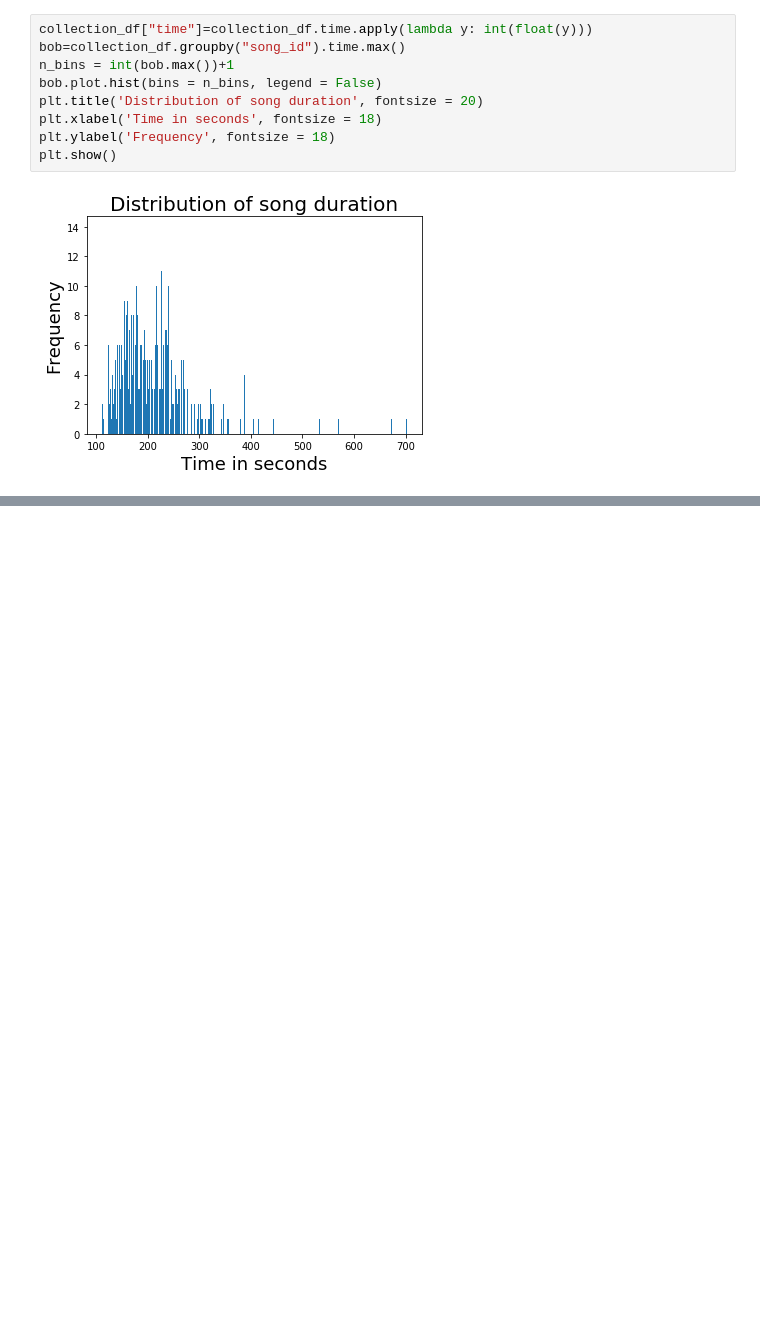
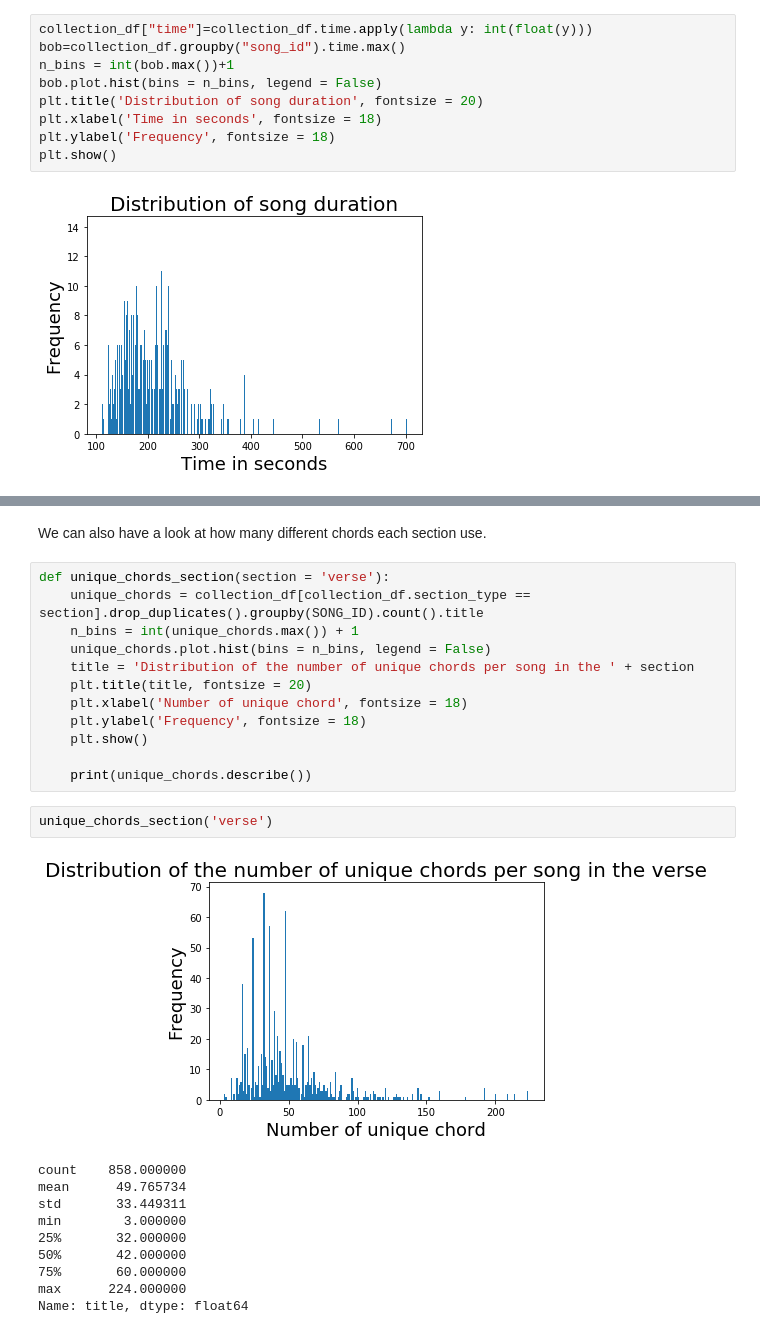
Before and after one commit to GiacomoAlliata/DigitalMusicologyProject, a Jupyter notebook: data_preprocessing.ipynb, the cells around one changed output, grey strips where cells are left out. Drawn from its saved outputs; the diff is of its cells as text; blank space fills up the shorter version.

Commit message:
Start chord analysis in sections: dist, num unique, major/minor

```diff
--- a/data_preprocessing.ipynb
+++ b/data_preprocessing.ipynb
@@ -480,0 +513,27 @@ plt.show()
+# %% [markdown]
+We can also have a look at how many different chords each section use.
+# %%
+def unique_chords_section(section = 'verse'):
+    unique_chords = collection_df[collection_df.section_type == section].drop_duplicates().groupby(SONG_ID).count().title
+    n_bins = int(unique_chords.max()) + 1
+    unique_chords.plot.hist(bins = n_bins, legend = False)
+    title = 'Distribution of the number of unique chords per song in the ' + section
+    plt.title(title, fontsize = 20)
+    plt.xlabel('Number of unique chord', fontsize = 18)
+    plt.ylabel('Frequency', fontsize = 18)
+    plt.show()
+
+    print(unique_chords.describe())
+# %%
+unique_chords_section('verse')
+# %% [output]
+[figure, added]
+count    858.000000
+mean      49.765734
+std       33.449311
+min        3.000000
+25%       32.000000
+50%       42.000000
+75%       60.000000
+max      224.000000
+Name: title, dtype: float64
```
Also changed, not shown: parts of 17 cells of this notebook.
